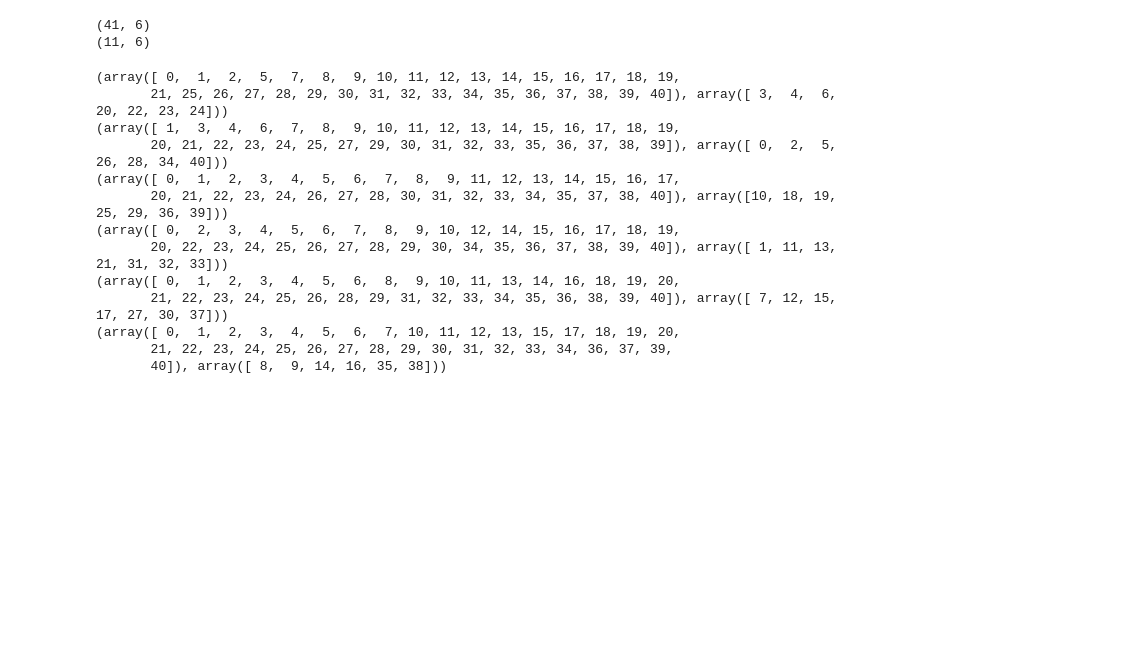
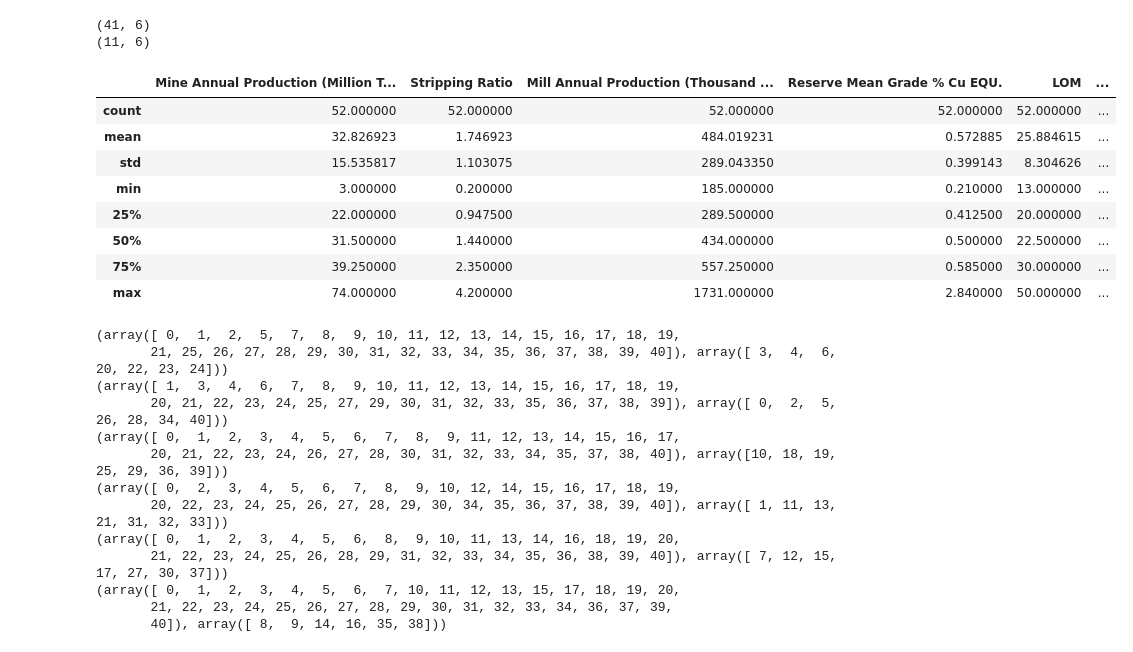
Before and after one commit to KeeganAikin/ai-capstone, a Jupyter notebook: mcc-estimation.ipynb, the cells around one changed output. Drawn from its saved outputs; the diff is of its cells as text; code cells hidden in the pictures; blank space fills up the shorter version.

```diff
--- a/mcc-estimation.ipynb
+++ b/mcc-estimation.ipynb
@@ -35,6 +56,18 @@ X = data.loc[:,['Mine Annual Production (Million Tonne)',
        'Stripping Ratio', 'Mill Annual Production (Thousand Tonne)',
        'Reserve Mean Grade % Cu EQU.', 'LOM']]
 y = data["CAPEX US$ millions"]
+# %%
+df.describe()
+# %% [output]
+|  | Mine Annual Production (Million T... | Stripping Ratio | Mill Annual Production (Thousand ... | Reserve Mean Grade % Cu EQU. | LOM | ... |
+| count | 52.000000 | 52.000000 | 52.000000 | 52.000000 | 52.000000 | ... |
+| mean | 32.826923 | 1.746923 | 484.019231 | 0.572885 | 25.884615 | ... |
+| std | 15.535817 | 1.103075 | 289.043350 | 0.399143 | 8.304626 | ... |
+| min | 3.000000 | 0.200000 | 185.000000 | 0.210000 | 13.000000 | ... |
+| 25% | 22.000000 | 0.947500 | 289.500000 | 0.412500 | 20.000000 | ... |
+| 50% | 31.500000 | 1.440000 | 434.000000 | 0.500000 | 22.500000 | ... |
+| 75% | 39.250000 | 2.350000 | 557.250000 | 0.585000 | 30.000000 | ... |
+| max | 74.000000 | 4.200000 | 1731.000000 | 2.840000 | 50.000000 | ... |
 # %%
 num_folds = 6
 
```
Also changed, not shown: parts of 4 cells of this notebook, 3 other files.
